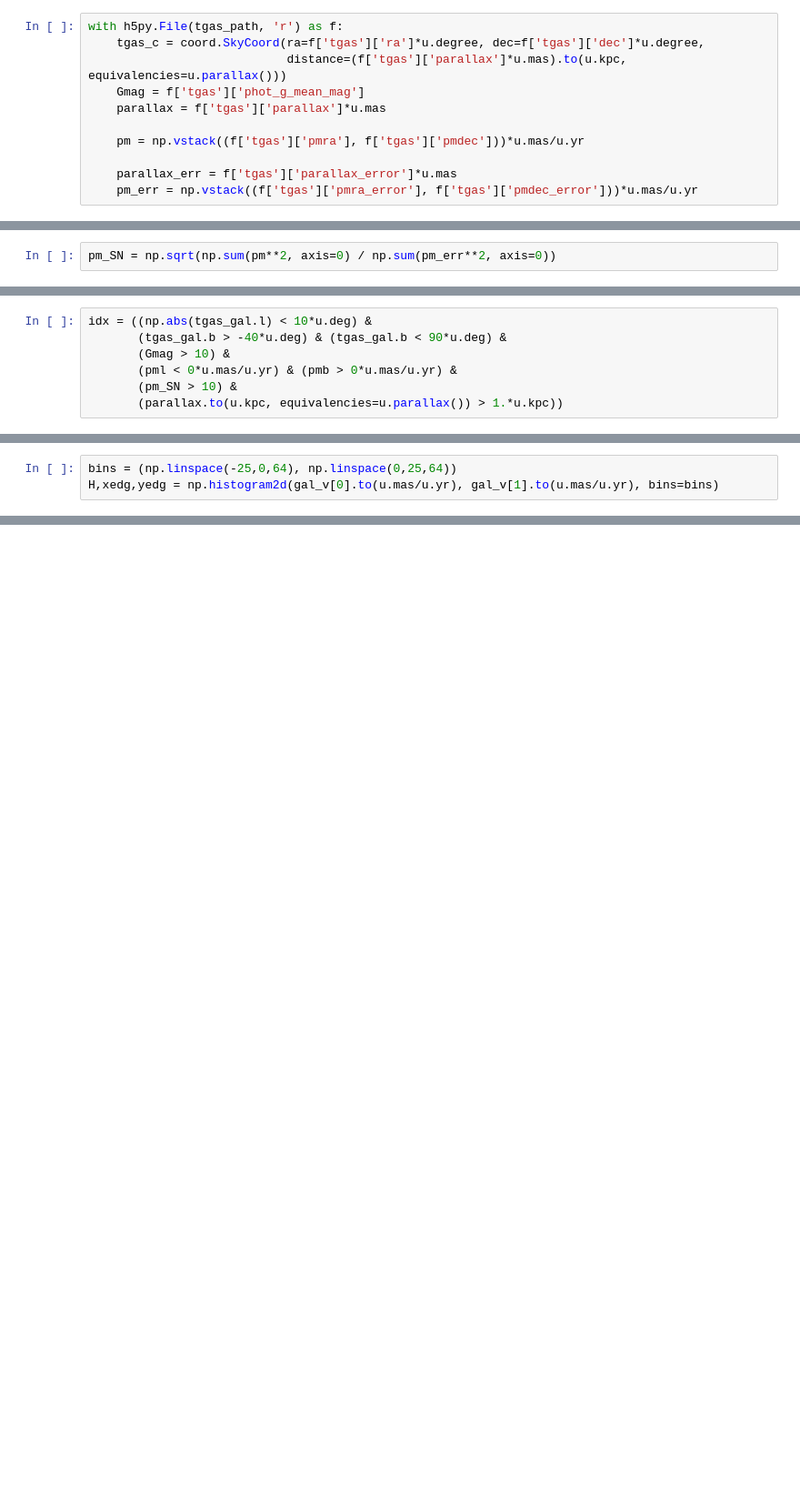
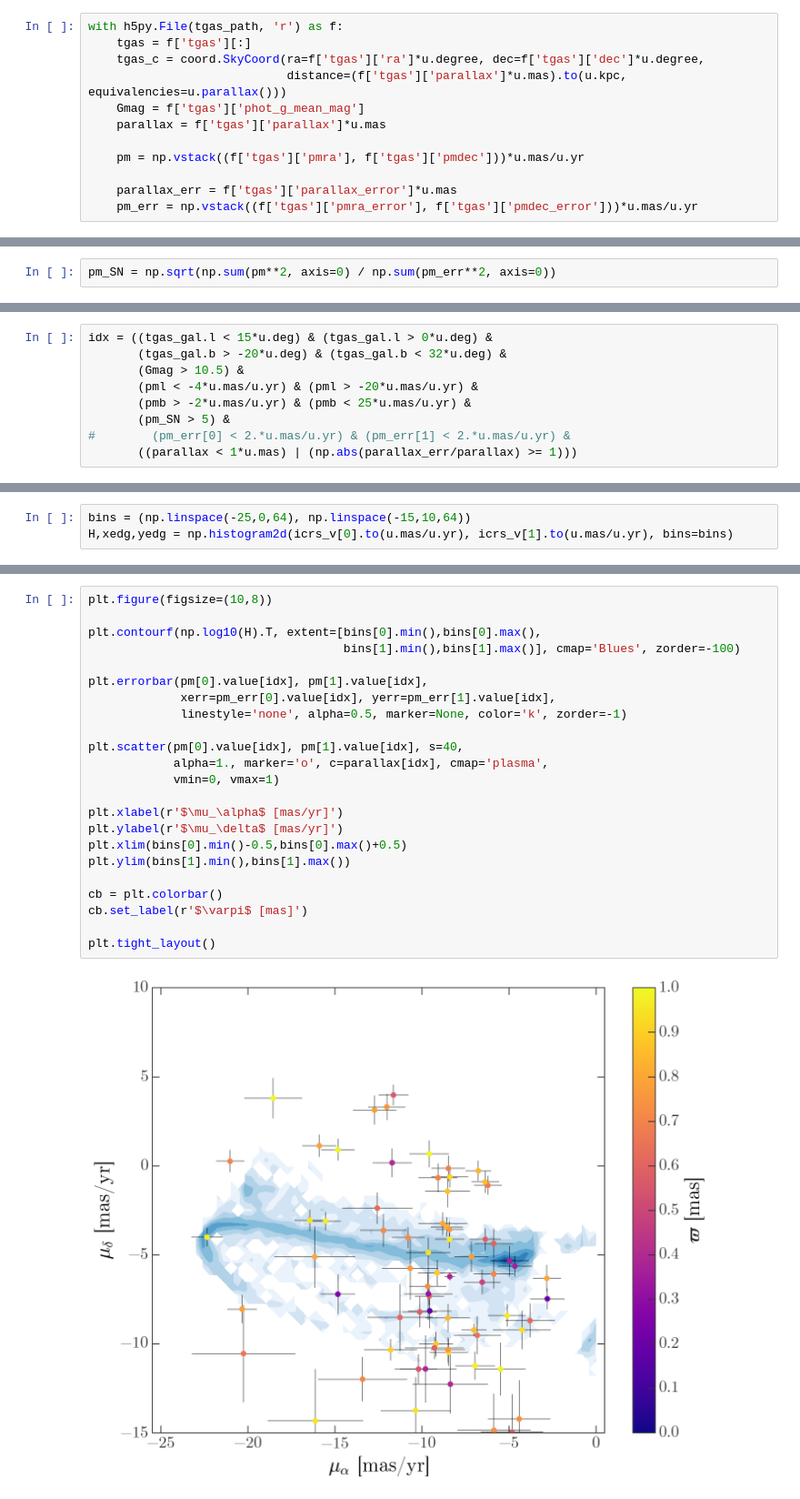
Before and after one commit to adrn/gaiadr1, a Jupyter notebook: notebooks/Ophiuchus.ipynb, the cells around one changed output, grey strips where cells are left out. Shown at 91% size. Drawn from its saved outputs; the diff is of its cells as text; blank space fills up the shorter version.

```diff
--- a/notebooks/Ophiuchus.ipynb
+++ b/notebooks/Ophiuchus.ipynb
@@ -104,6 +166,7 @@ plt.ylim(-60,60)
 ## Load Gaia!
 # %%
 with h5py.File(tgas_path, 'r') as f:
+    tgas = f['tgas'][:]
     tgas_c = coord.SkyCoord(ra=f['tgas']['ra']*u.degree, dec=f['tgas']['dec']*u.degree,
                             distance=(f['tgas']['parallax']*u.mas).to(u.kpc, equivalencies=u.parallax()))
     Gmag = f['tgas']['phot_g_mean_mag']
@@ -122,10 +189,12 @@ pm_SN = np.sqrt(np.sum(pm**2, axis=0) / np.sum(pm_err**2, axis=0))
 # %%
-idx = ((np.abs(tgas_gal.l) < 10*u.deg) &
-       (tgas_gal.b > -40*u.deg) & (tgas_gal.b < 90*u.deg) &
-       (Gmag > 10) &
-       (pml < 0*u.mas/u.yr) & (pmb > 0*u.mas/u.yr) &
-       (pm_SN > 10) &
-       (parallax.to(u.kpc, equivalencies=u.parallax()) > 1.*u.kpc))
+idx = ((tgas_gal.l < 15*u.deg) & (tgas_gal.l > 0*u.deg) &
+       (tgas_gal.b > -20*u.deg) & (tgas_gal.b < 32*u.deg) &
+       (Gmag > 10.5) &
+       (pml < -4*u.mas/u.yr) & (pml > -20*u.mas/u.yr) &
+       (pmb > -2*u.mas/u.yr) & (pmb < 25*u.mas/u.yr) &
+       (pm_SN > 5) &
+#        (pm_err[0] < 2.*u.mas/u.yr) & (pm_err[1] < 2.*u.mas/u.yr) &
+       ((parallax < 1*u.mas) | (np.abs(parallax_err/parallax) >= 1)))
 # %%
 fig,axes = plt.subplots(1,2,figsize=(10,5))
 axes[0].hist(parallax[idx], bins=np.linspace(0, 25, 32))
@@ -136,3 +207,3 @@ axes[1].set_yscale('log')
 # %%
-bins = (np.linspace(-25,0,64), np.linspace(0,25,64))
-H,xedg,yedg = np.histogram2d(gal_v[0].to(u.mas/u.yr), gal_v[1].to(u.mas/u.yr), bins=bins)
+bins = (np.linspace(-25,0,64), np.linspace(-15,10,64))
+H,xedg,yedg = np.histogram2d(icrs_v[0].to(u.mas/u.yr), icrs_v[1].to(u.mas/u.yr), bins=bins)
@@ -151,0 +210,25 @@ plt.tight_layout()
+# %%
+plt.figure(figsize=(10,8))
+
+plt.contourf(np.log10(H).T, extent=[bins[0].min(),bins[0].max(),
+                                    bins[1].min(),bins[1].max()], cmap='Blues', zorder=-100)
+
+plt.errorbar(pm[0].value[idx], pm[1].value[idx],
+             xerr=pm_err[0].value[idx], yerr=pm_err[1].value[idx],
+             linestyle='none', alpha=0.5, marker=None, color='k', zorder=-1)
+
+plt.scatter(pm[0].value[idx], pm[1].value[idx], s=40,
+            alpha=1., marker='o', c=parallax[idx], cmap='plasma',
+            vmin=0, vmax=1)
+
+plt.xlabel(r'$\mu_\alpha$ [mas/yr]')
+plt.ylabel(r'$\mu_\delta$ [mas/yr]')
+plt.xlim(bins[0].min()-0.5,bins[0].max()+0.5)
+plt.ylim(bins[1].min(),bins[1].max())
+
+cb = plt.colorbar()
+cb.set_label(r'$\varpi$ [mas]')
+
+plt.tight_layout()
+# %% [output]
+[figure, added]
```
Also changed, not shown: parts of 30 cells of this notebook, 4 other files.
